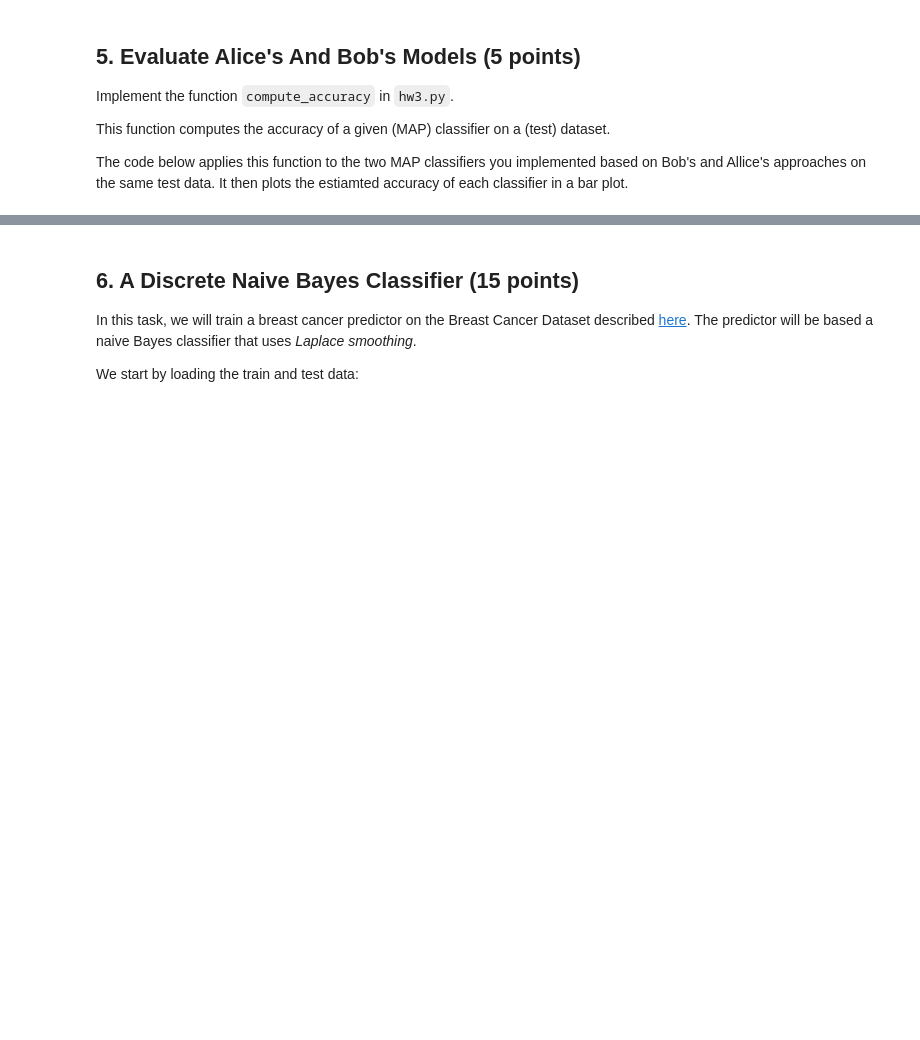
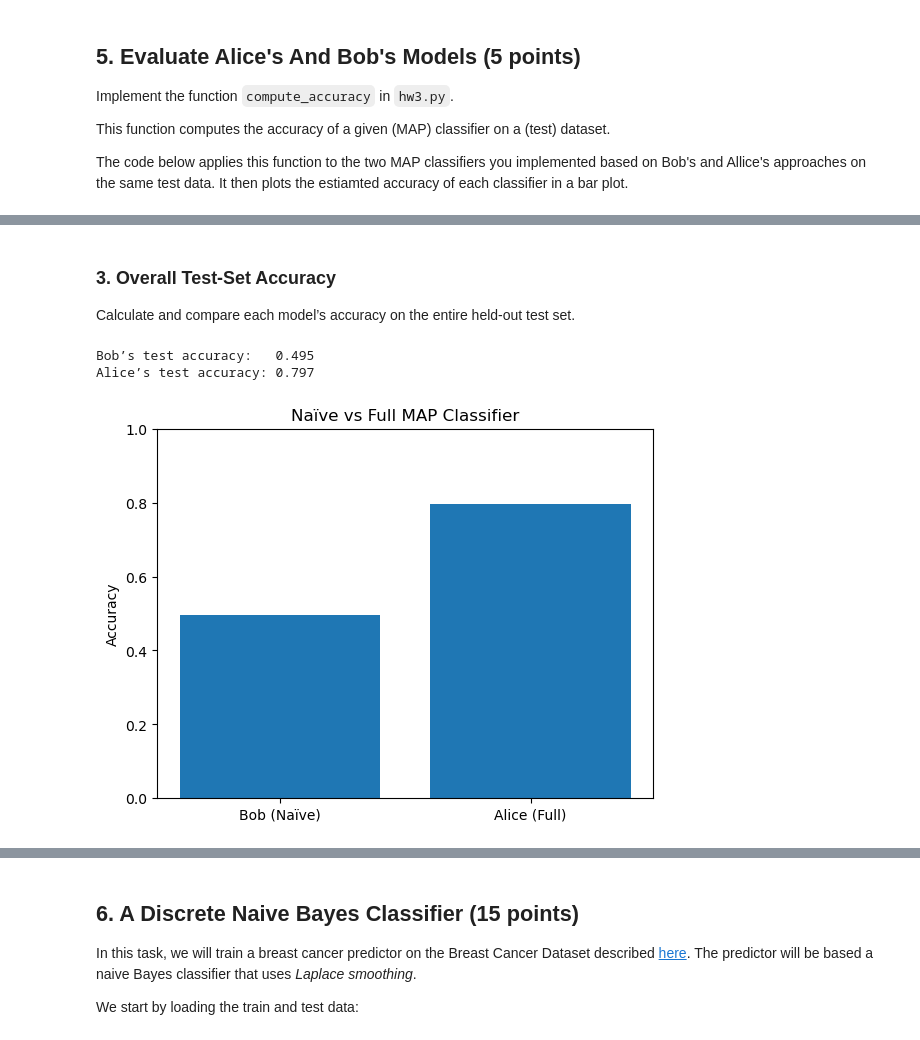
Before and after one commit to goodmanRomi/Machine_Learning_Course, a Jupyter notebook: Probability and Bayesian Learning/hw3-v2.ipynb, the cells around one changed output, grey strips where cells are left out. Cells and saved outputs as stored; diff of their text form; code cells hidden in the pictures; blank space fills up the shorter version.

```diff
--- a/Probability and Bayesian Learning/hw3-v2.ipynb
+++ b/Probability and Bayesian Learning/hw3-v2.ipynb
@@ -501,0 +514,21 @@ plt.ylabel("Accuracy")
+# %% [markdown]
+### 3. Overall Test-Set Accuracy
+
+Calculate and compare each model’s accuracy on the entire held-out test set.
+# %%
+# 3) Accuracy on test set
+acc_bob   = compute_accuracy(test_set, bob_clf)
+acc_alice = compute_accuracy(test_set, alice_clf)
+print(f"Bob’s test accuracy:   {acc_bob:.3f}")
+print(f"Alice’s test accuracy: {acc_alice:.3f}")
+
+# Bar chart
+plt.bar(['Bob (Naïve)', 'Alice (Full)'], [acc_bob, acc_alice])
+plt.ylim(0,1)
+plt.ylabel("Accuracy")
+plt.title("Naïve vs Full MAP Classifier")
+plt.show()
+# %% [output]
+Bob’s test accuracy:   0.495
+Alice’s test accuracy: 0.797
+[figure, added]
```
Also changed, not shown: parts of 15 cells of this notebook, 10 other files.
